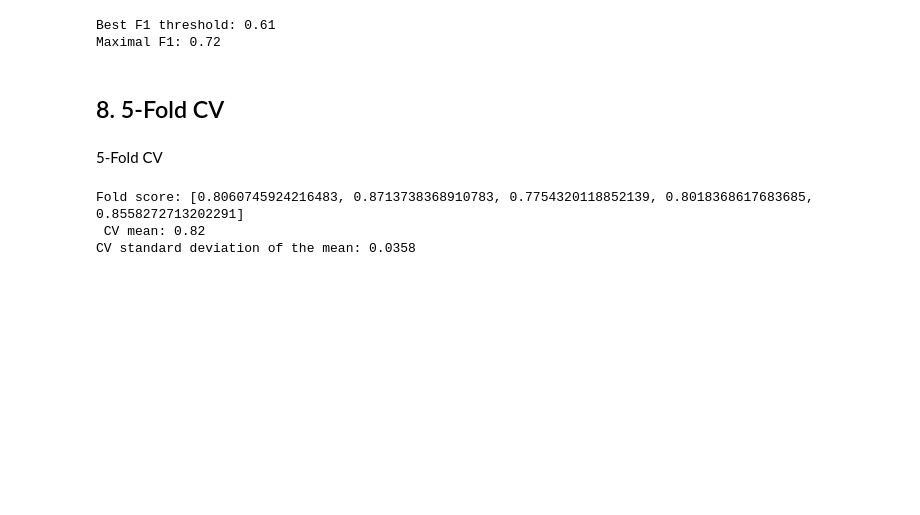
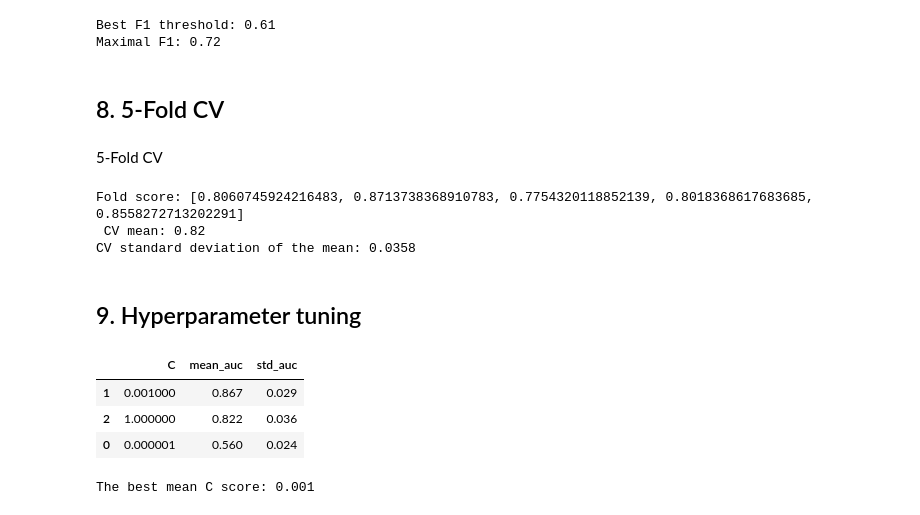
Before and after one commit to dakouri-kobri/machine-learning-zoomcamp, a Jupyter notebook: 04-classification-evaluation-metrics.ipynb, the cells around one changed output. Cells and saved outputs as stored; diff of their text form; code cells hidden in the pictures; blank space fills up the shorter version.

Commit message:
Implement hyperparameter-tuning

```diff
--- a/04-classification-evaluation-metrics.ipynb
+++ b/04-classification-evaluation-metrics.ipynb
@@ -369,3 +369,45 @@ print(f"CV standard deviation of the mean: {cv_std:.4f}")
 Fold score: [0.8060745924216483, 0.8713738368910783, 0.7754320118852139, 0.8018368617683685, 0.8558272713202291]
  CV mean: 0.82
 CV standard deviation of the mean: 0.0358
+# %% [markdown]
+## 9. Hyperparameter tuning
+# %%
+C_values = [0.000001, 0.001, 1]
+results = []
+
+for C in C_values:
+    c_scores = []
+    kf = KFold(n_splits=5, shuffle=True, random_state=1)
+    for train_idx, val_idx in kf.split(df_ft):
+        df_tr = df_ft.iloc[train_idx].copy()
+        df_v = df_ft.iloc[val_idx].copy()
+        y_tr = df_tr[target].values
+        y_v = df_v[target].values
+
+        tr_dicts = df_tr.drop(columns=[target]).to_dict(orient='records')
+        v_dicts = df_v.drop(columns=[target]).to_dict(orient='records')
+        dv_local = DictVectorizer(sparse=False)
+        X_tr = dv_local.fit_transform(tr_dicts)
+        X_v = dv_local.transform(v_dicts)
+
+        mlr = LogisticRegression(solver='liblinear', C=C, max_iter=1000)
+        mlr.fit(X_tr, y_tr)
+        y_v_scores = mlr.predict_proba(X_v)[:, 1]
+        c_scores.append(roc_auc_score(y_v, y_v_scores))
+    results.append((C, round(float(np.mean(c_scores)), 3), round(float(np.std(c_scores)), 3)))
+# %%
+results_df = pd.DataFrame(results, columns=['C', 'mean_auc', 'std_auc']).sort_values('mean_auc', ascending=False)
+
+results_df
+# %% [output]
+|  | C | mean_auc | std_auc |
+| 1 | 0.001000 | 0.867 | 0.029 |
+| 2 | 1.000000 | 0.822 | 0.036 |
+| 0 | 0.000001 | 0.560 | 0.024 |
+# %%
+# The best C
+best = results_df.iloc[0]
+best_C = float(best['C'])
+print(f"The best mean C score: {best_C}")
+# %% [output]
+The best mean C score: 0.001
```
